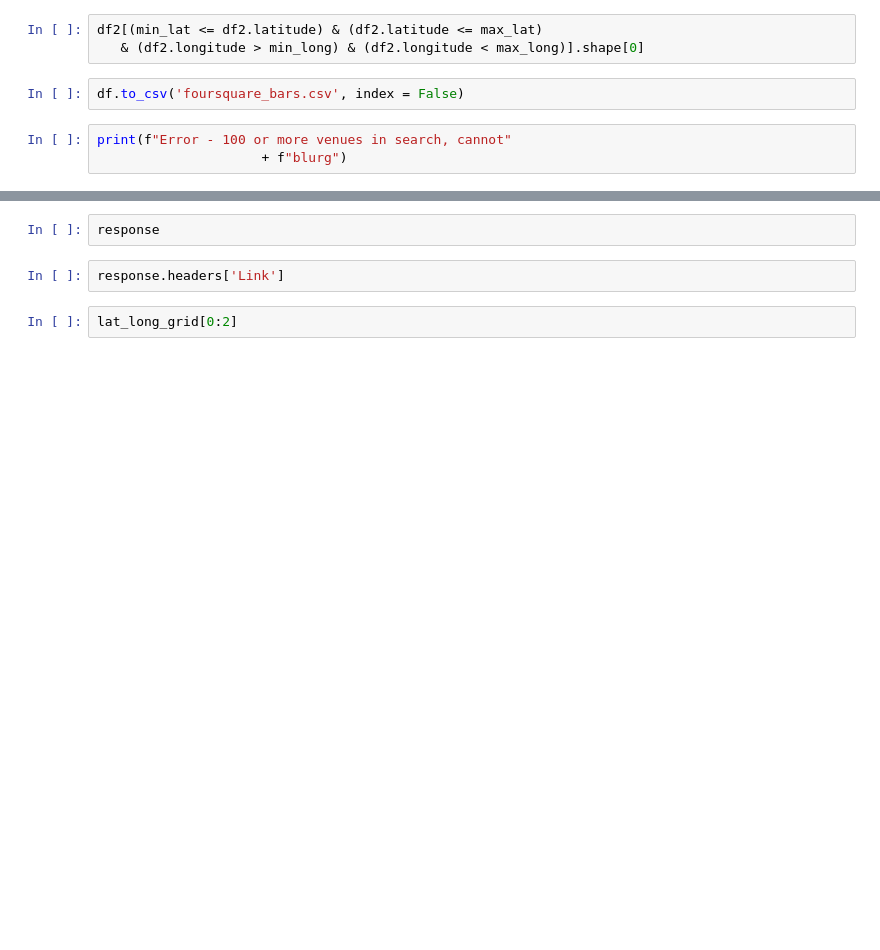
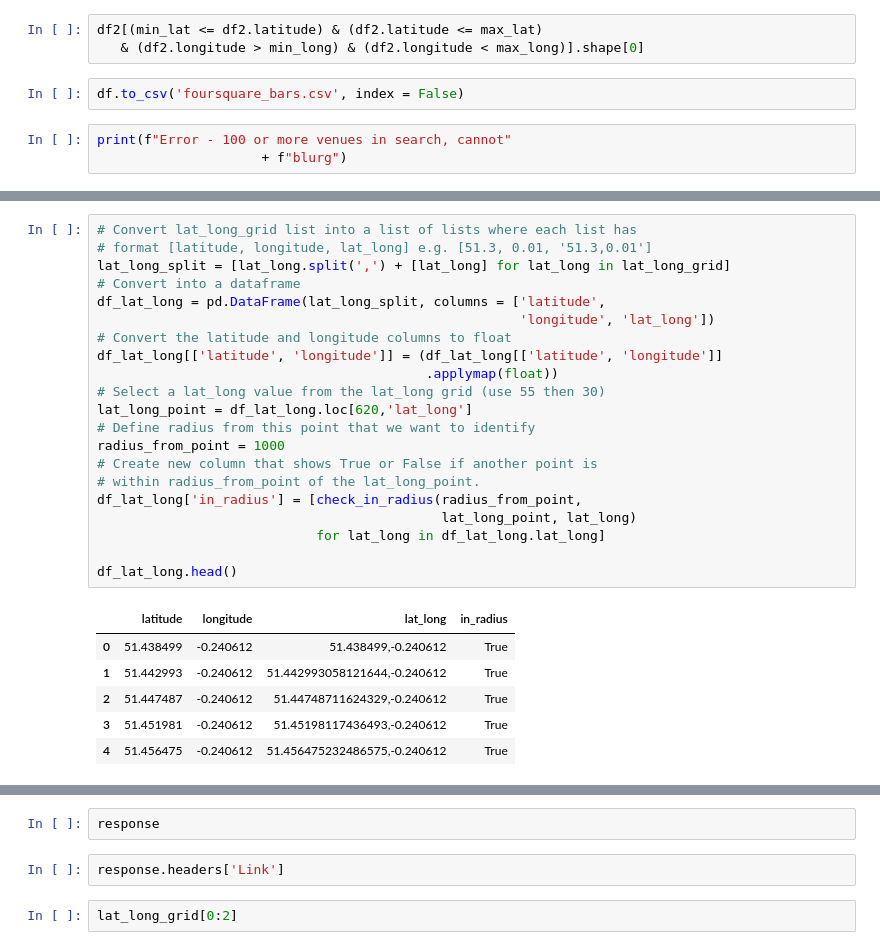
Before and after one commit to rhart-rup/Foursquare-Venue-Scraper-2023, a Jupyter notebook: Four_Square_Venue_Search.ipynb, the cells around one changed output, grey strips where cells are left out. Drawn from its saved outputs; the diff is of its cells as text; blank space fills up the shorter version.

```diff
--- a/Four_Square_Venue_Search.ipynb
+++ b/Four_Square_Venue_Search.ipynb
@@ -512,0 +517,28 @@ print(f"Error - 100 or more venues in search, cannot"
+# %%
+# Convert lat_long_grid list into a list of lists where each list has
+# format [latitude, longitude, lat_long] e.g. [51.3, 0.01, '51.3,0.01']
+lat_long_split = [lat_long.split(',') + [lat_long] for lat_long in lat_long_grid]
+# Convert into a dataframe
+df_lat_long = pd.DataFrame(lat_long_split, columns = ['latitude',
+                                                      'longitude', 'lat_long'])
+# Convert the latitude and longitude columns to float
+df_lat_long[['latitude', 'longitude']] = (df_lat_long[['latitude', 'longitude']]
+                                          .applymap(float))
+# Select a lat_long value from the lat_long grid (use 55 then 30)
+lat_long_point = df_lat_long.loc[620,'lat_long']
+# Define radius from this point that we want to identify
+radius_from_point = 1000
+# Create new column that shows True or False if another point is
+# within radius_from_point of the lat_long_point.
+df_lat_long['in_radius'] = [check_in_radius(radius_from_point,
+                                            lat_long_point, lat_long)
+                            for lat_long in df_lat_long.lat_long]
+
+df_lat_long.head()
+# %% [output]
+|  | latitude | longitude | lat_long | in_radius |
+| 0 | 51.438499 | -0.240612 | 51.438499,-0.240612 | True |
+| 1 | 51.442993 | -0.240612 | 51.442993058121644,-0.240612 | True |
+| 2 | 51.447487 | -0.240612 | 51.44748711624329,-0.240612 | True |
+| 3 | 51.451981 | -0.240612 | 51.45198117436493,-0.240612 | True |
+| 4 | 51.456475 | -0.240612 | 51.456475232486575,-0.240612 | True |
```
Also changed, not shown: parts of 13 cells of this notebook.
